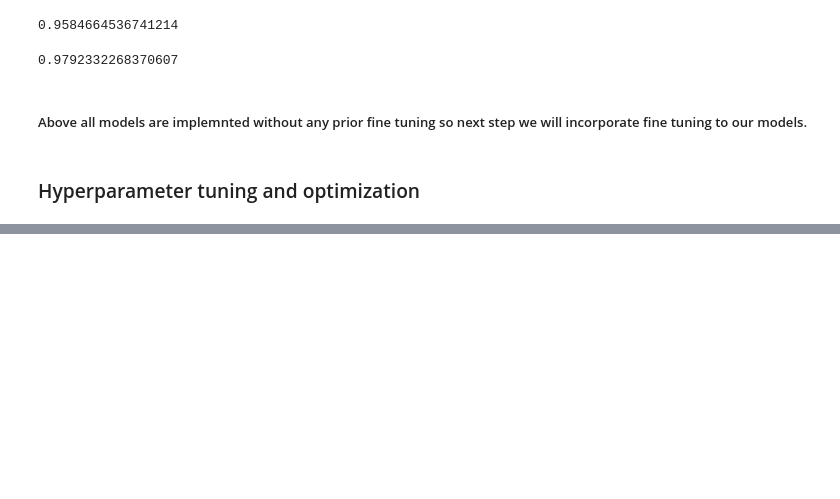
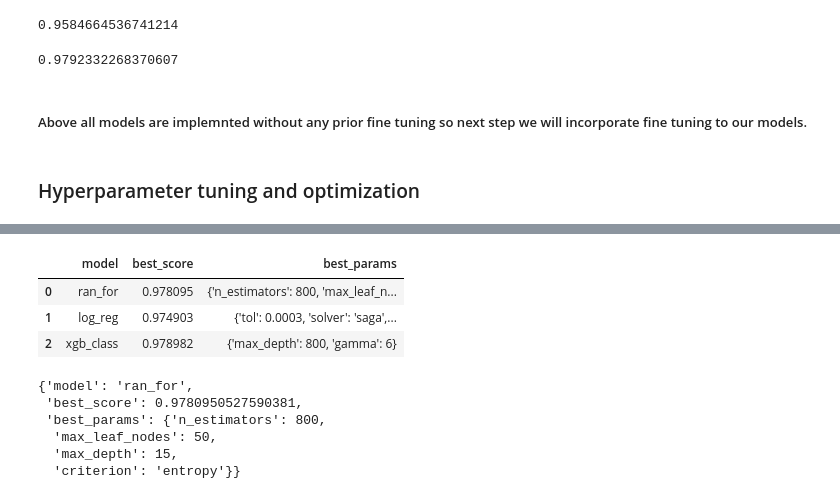
Before and after one commit to Nextgen-AI-solutions/Kaggle_challenges, a Jupyter notebook: pulsar_star_dataset/star.ipynb, the cells around one changed output, grey strips where cells are left out. Cells and saved outputs as stored; diff of their text form; code cells hidden in the pictures; blank space fills up the shorter version.

```diff
--- a/pulsar_star_dataset/star.ipynb
+++ b/pulsar_star_dataset/star.ipynb
@@ -298,0 +334,12 @@ model_create(xgb_class) #Score of XGBoostClassifier
+# %%
+score = []
+
+for mod,mp in model_params.items():
+    RanSrClf = RandomizedSearchCV(mp['model'],mp['params'],cv=5,
+                                  return_train_score=False,n_iter=3)
+    RanSrClf.fit(X_train1,y_train1)
+    score.append({
+        'model':mod,
+        'best_score':RanSrClf.best_score_ ,
+        'best_params':RanSrClf.best_params_
+    })
@@ -298,0 +358,17 @@ model_create(xgb_class) #Score of XGBoostClassifier
+# %%
+clfdf = pd.DataFrame(score,columns = ['model','best_score','best_params'])
+clfdf
+# %% [output]
+|  | model | best_score | best_params |
+| 0 | ran_for | 0.978095 | {'n_estimators': 800, 'max_leaf_n... |
+| 1 | log_reg | 0.974903 | {'tol': 0.0003, 'solver': 'saga',... |
+| 2 | xgb_class | 0.978982 | {'max_depth': 800, 'gamma': 6} |
+# %%
+score[0]
+# %% [output]
+{'model': 'ran_for',
+ 'best_score': 0.9780950527590381,
+ 'best_params': {'n_estimators': 800,
+  'max_leaf_nodes': 50,
+  'max_depth': 15,
+  'criterion': 'entropy'}}
```
Also changed, not shown: parts of 4 cells of this notebook.
